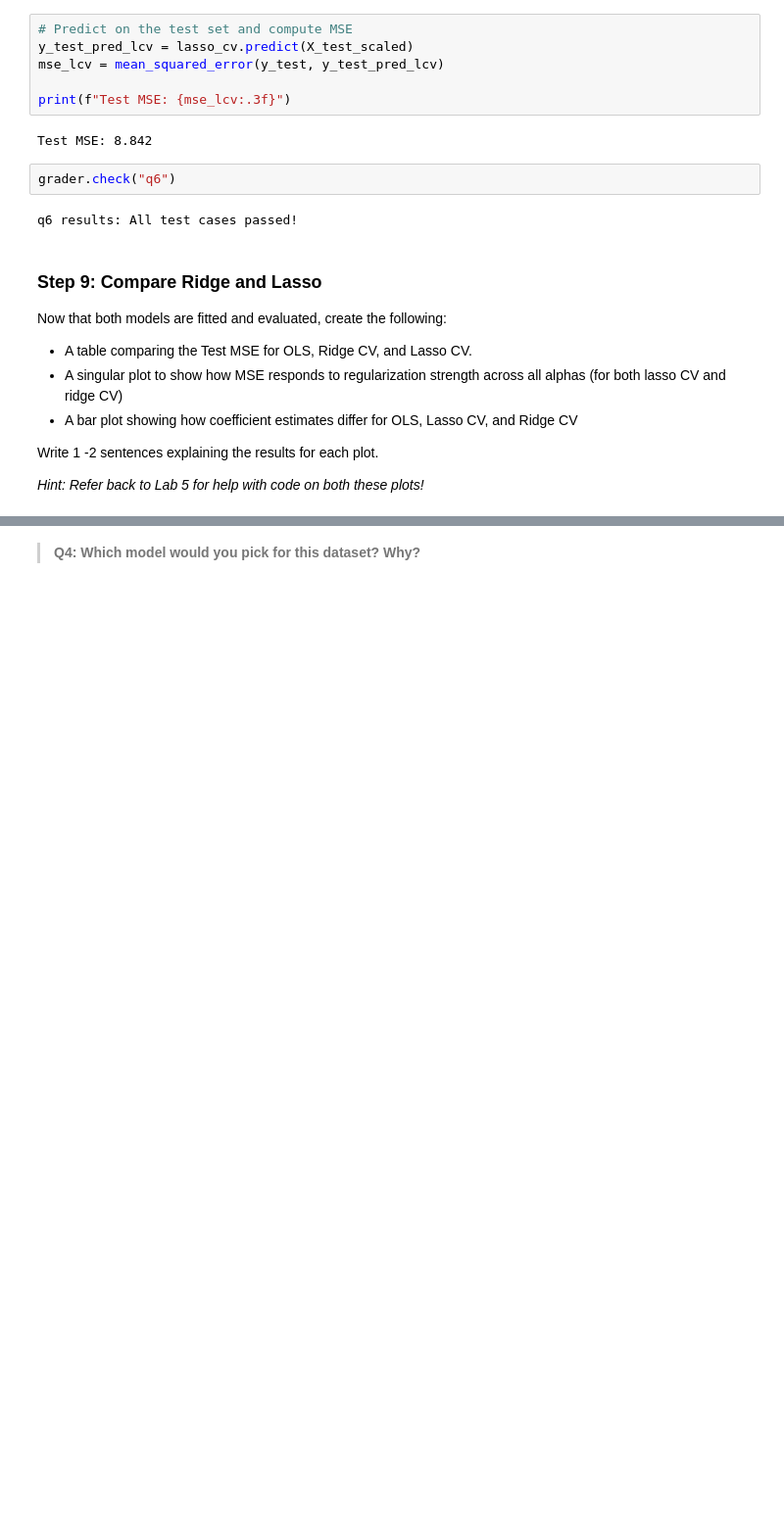
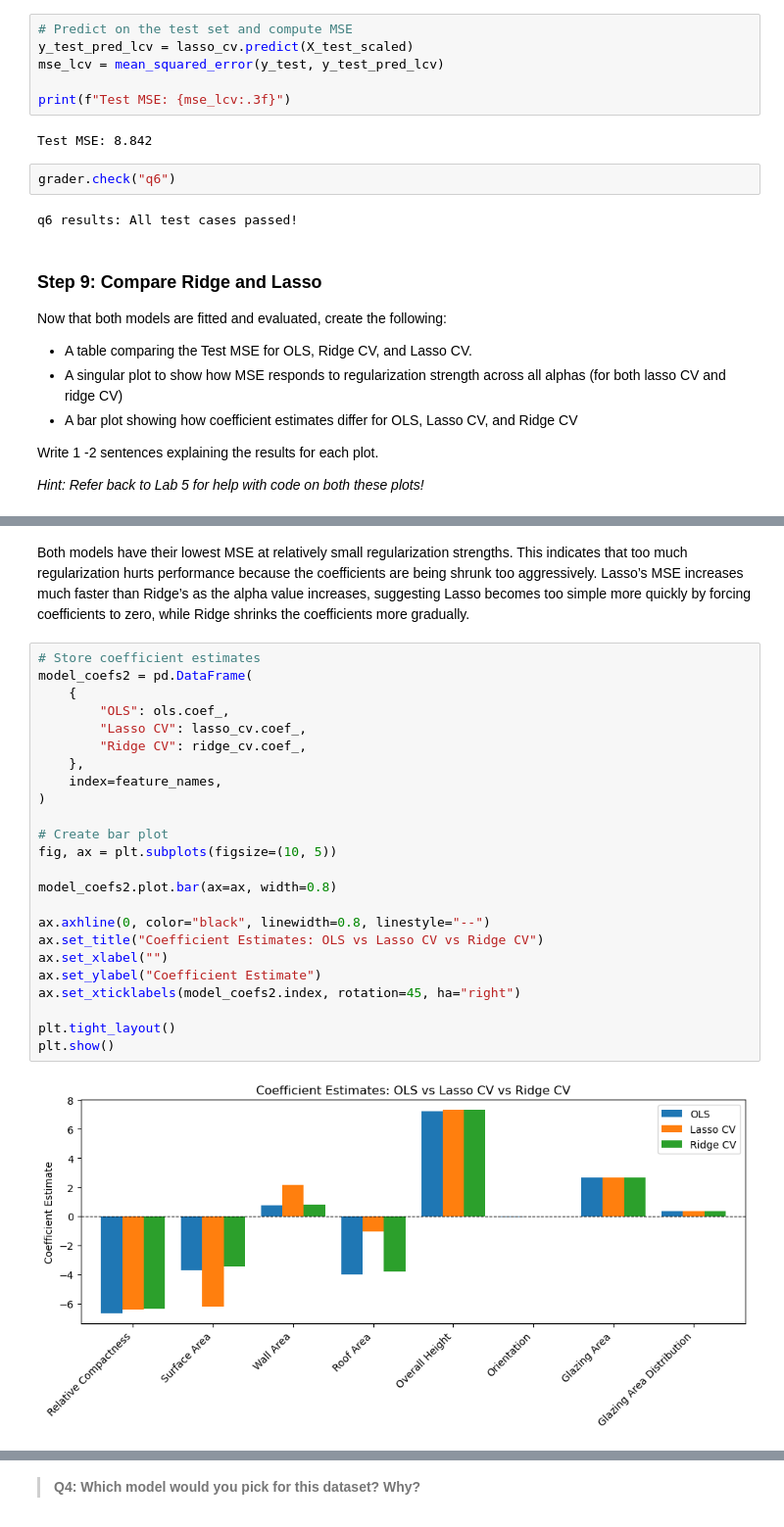
Before and after one commit to mmorenorolon/assignment-3, a Jupyter notebook: task1/hw3-task1.ipynb, the cells around one changed output, grey strips where cells are left out. Shown at 98% size. Saved outputs shown, nothing was run; the diff lists cells and outputs as text; blank space fills up the shorter version.

```diff
--- a/task1/hw3-task1.ipynb
+++ b/task1/hw3-task1.ipynb
@@ -352,0 +383,28 @@ ValueError: x and y must have same first dimension, but have shapes (100,) and (
+# %% [markdown]
+Both models have their lowest MSE at relatively small regularization strengths. This indicates that too much regularization hurts performance because the coefficients are being shrunk too aggressively. Lasso’s MSE increases much faster than Ridge’s as the alpha value increases, suggesting Lasso becomes too simple more quickly by forcing coefficients to zero, while Ridge shrinks the coefficients more gradually.
+# %%
+# Store coefficient estimates
+model_coefs2 = pd.DataFrame(
+    {
+        "OLS": ols.coef_,
+        "Lasso CV": lasso_cv.coef_,
+        "Ridge CV": ridge_cv.coef_,
+    },
+    index=feature_names,
+)
+
+# Create bar plot
+fig, ax = plt.subplots(figsize=(10, 5))
+
+model_coefs2.plot.bar(ax=ax, width=0.8)
+
+ax.axhline(0, color="black", linewidth=0.8, linestyle="--")
+ax.set_title("Coefficient Estimates: OLS vs Lasso CV vs Ridge CV")
+ax.set_xlabel("")
+ax.set_ylabel("Coefficient Estimate")
+ax.set_xticklabels(model_coefs2.index, rotation=45, ha="right")
+
+plt.tight_layout()
+plt.show()
+# %% [output]
+[figure, added]
```
Also changed, not shown: parts of 19 cells of this notebook.
